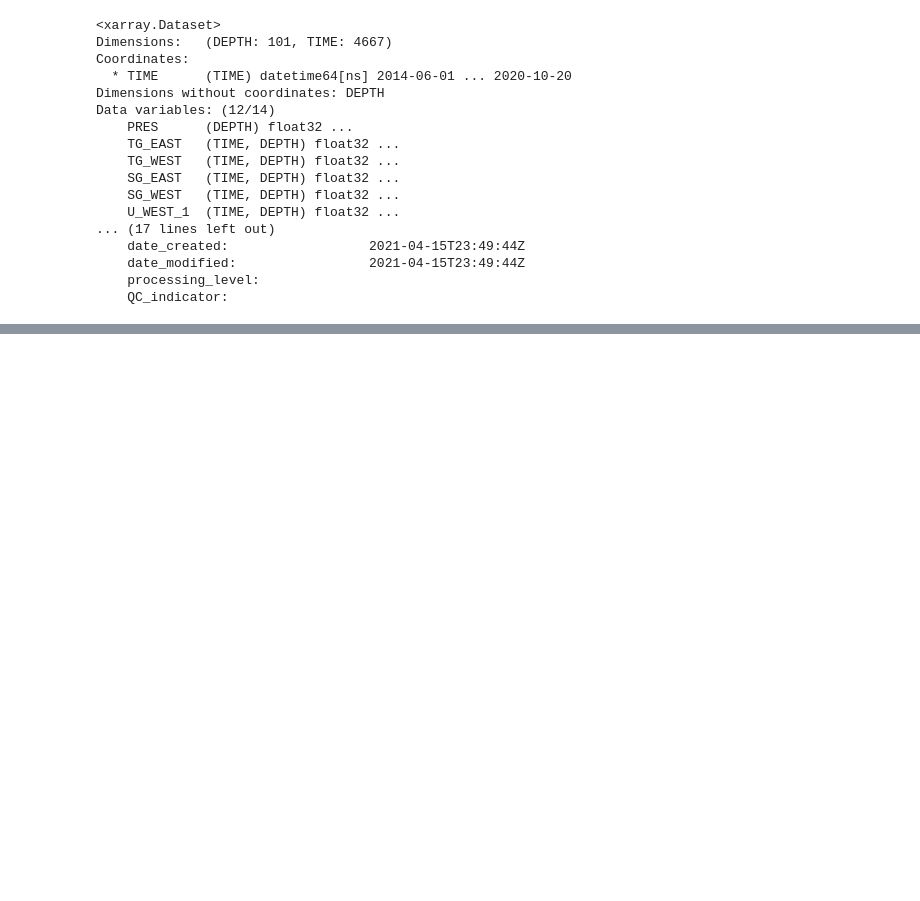
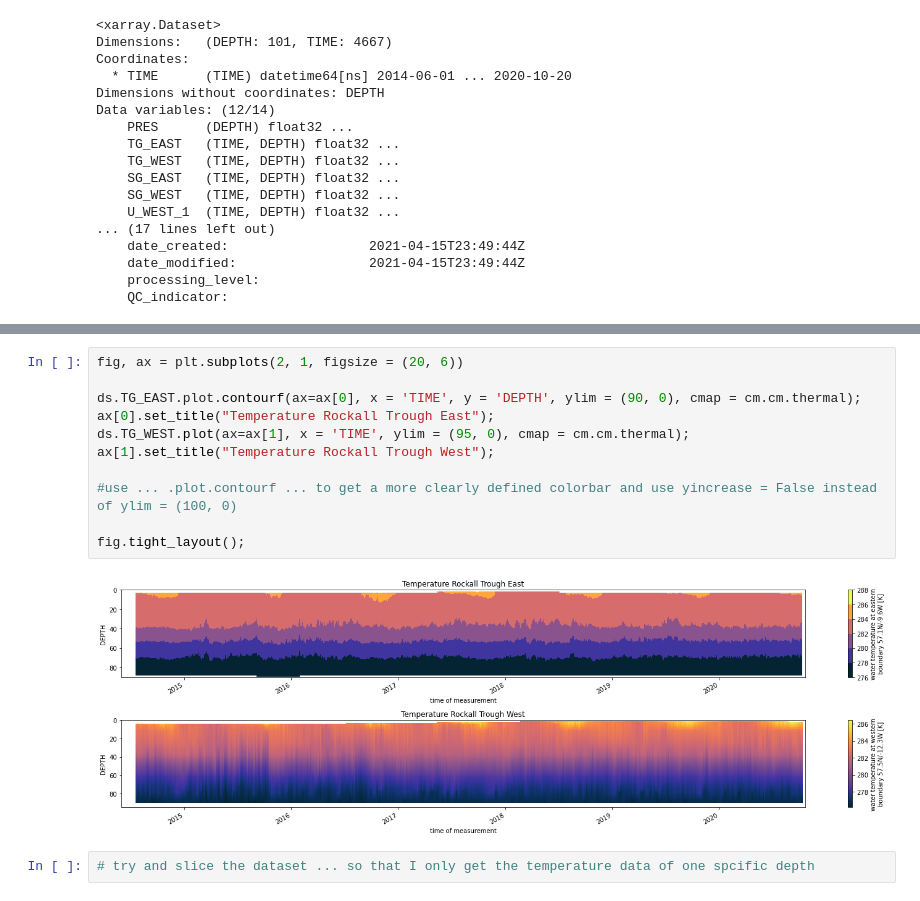
Before and after one commit to Marie-Louise-Korte/Rockall_Trough_MHW, a Jupyter notebook: first_attempts_RT_figures.ipynb, the cells around one changed output, grey strips where cells are left out. Saved outputs shown, nothing was run; the diff lists cells and outputs as text; blank space fills up the shorter version.

Commit message:
looking at temperature data and trying out algorithm

```diff
--- a/first_attempts_RT_figures.ipynb
+++ b/first_attempts_RT_figures.ipynb
@@ -67,0 +52,15 @@ Type:      function
+# %%
+fig, ax = plt.subplots(2, 1, figsize = (20, 6))
+
+ds.TG_EAST.plot.contourf(ax=ax[0], x = 'TIME', y = 'DEPTH', ylim = (90, 0), cmap = cm.cm.thermal);
+ax[0].set_title("Temperature Rockall Trough East");
+ds.TG_WEST.plot(ax=ax[1], x = 'TIME', ylim = (95, 0), cmap = cm.cm.thermal);
+ax[1].set_title("Temperature Rockall Trough West");
+
+#use ... .plot.contourf ... to get a more clearly defined colorbar and use yincrease = False instead of ylim = (100, 0)
+
+fig.tight_layout();
+# %% [output]
+[figure, added]
+# %%
+# try and slice the dataset ... so that I only get the temperature data of one spcific depth
```
Also changed, not shown: parts of 13 cells of this notebook.
